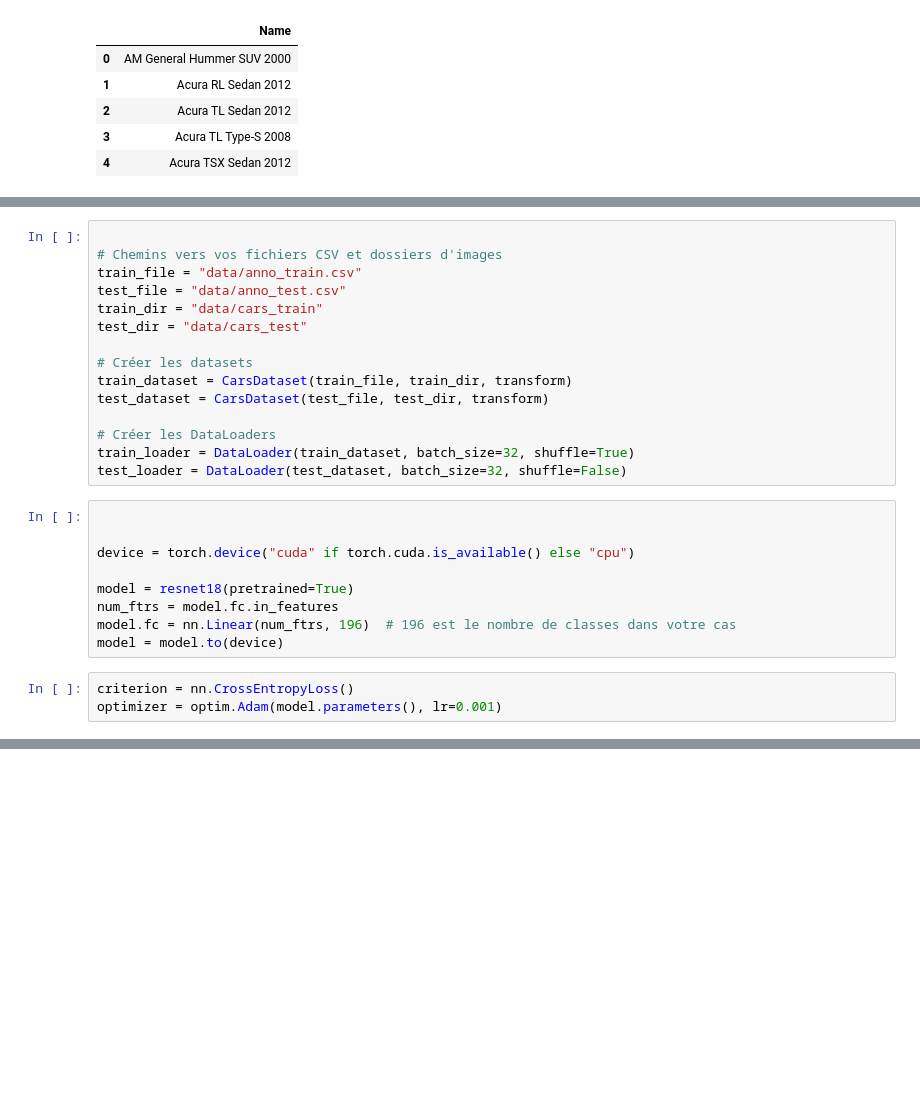
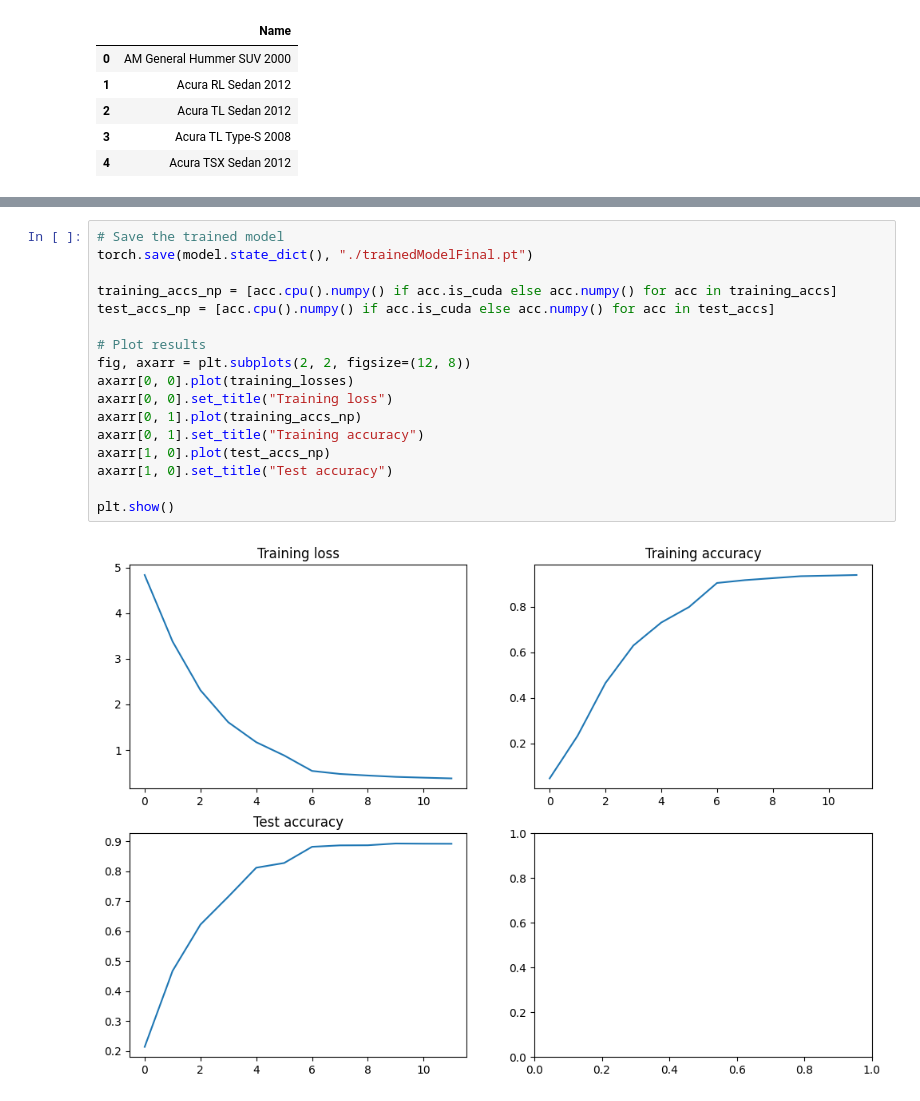
Before and after one commit to wjtak/6milarit-7, a Jupyter notebook: tutorial-s3_briac.ipynb, the cells around one changed output, grey strips where cells are left out. Drawn from its saved outputs; the diff is of its cells as text; blank space fills up the shorter version.

```diff
--- a/tutorial-s3_briac.ipynb
+++ b/tutorial-s3_briac.ipynb
@@ -141,27 +81,0 @@ transform = transforms.Compose([
-# %%
-
-# Chemins vers vos fichiers CSV et dossiers d'images
-train_file = "data/anno_train.csv"
-test_file = "data/anno_test.csv"
-train_dir = "data/cars_train"
-test_dir = "data/cars_test"
-
-# Créer les datasets
-train_dataset = CarsDataset(train_file, train_dir, transform)
-test_dataset = CarsDataset(test_file, test_dir, transform)
-
-# Créer les DataLoaders
-train_loader = DataLoader(train_dataset, batch_size=32, shuffle=True)
-test_loader = DataLoader(test_dataset, batch_size=32, shuffle=False)
-# %%
-
-
-device = torch.device("cuda" if torch.cuda.is_available() else "cpu")
-
-model = resnet18(pretrained=True)
-num_ftrs = model.fc.in_features
-model.fc = nn.Linear(num_ftrs, 196)  # 196 est le nombre de classes dans votre cas
-model = model.to(device)
-# %%
-criterion = nn.CrossEntropyLoss()
-optimizer = optim.Adam(model.parameters(), lr=0.001)
@@ -222,0 +203,19 @@ Accuracy of the model on test images: 63.78559880611864%
+# %%
+# Save the trained model
+torch.save(model.state_dict(), "./trainedModelFinal.pt")
+
+training_accs_np = [acc.cpu().numpy() if acc.is_cuda else acc.numpy() for acc in training_accs]
+test_accs_np = [acc.cpu().numpy() if acc.is_cuda else acc.numpy() for acc in test_accs]
+
+# Plot results
+fig, axarr = plt.subplots(2, 2, figsize=(12, 8))
+axarr[0, 0].plot(training_losses)
+axarr[0, 0].set_title("Training loss")
+axarr[0, 1].plot(training_accs_np)
+axarr[0, 1].set_title("Training accuracy")
+axarr[1, 0].plot(test_accs_np)
+axarr[1, 0].set_title("Test accuracy")
+
+plt.show()
+# %% [output]
+[figure, added]
```
Also changed, not shown: parts of 16 cells of this notebook.
